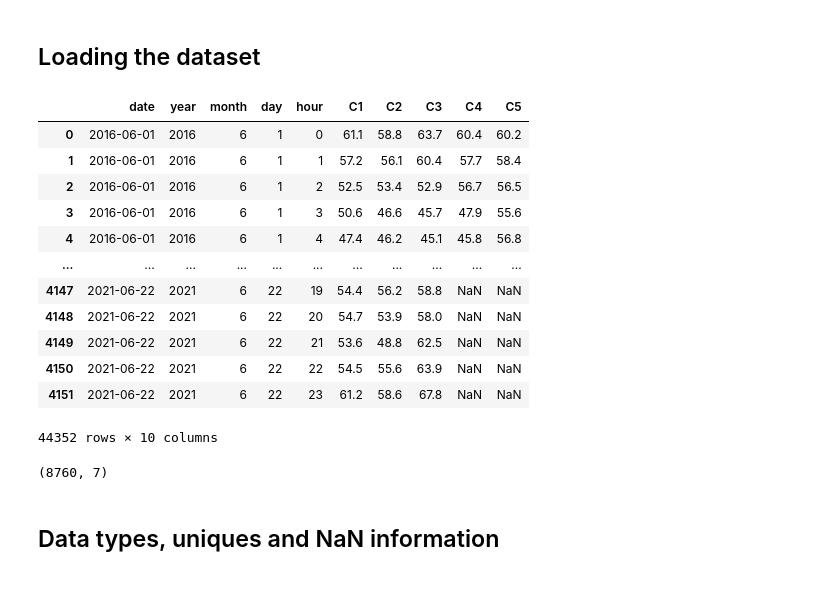
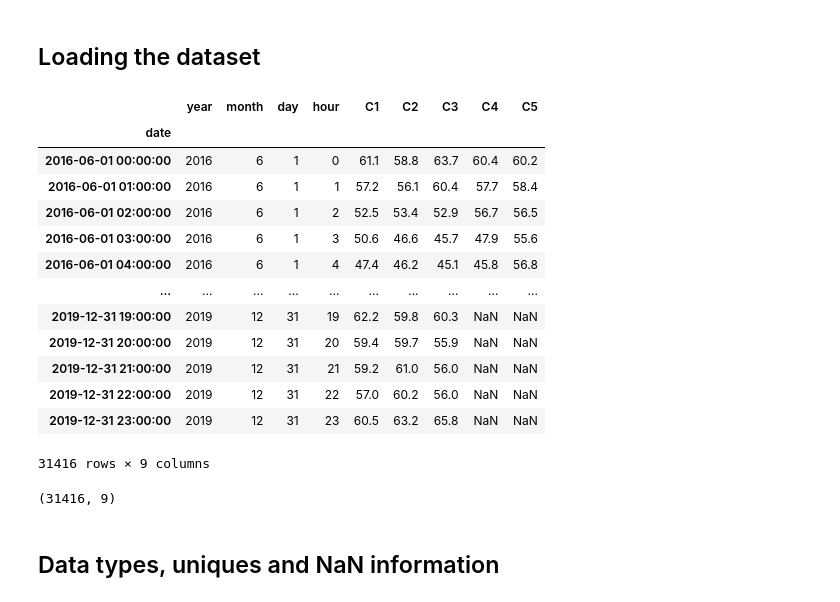
Before and after one commit to anafsa/ChildrenOfJupyter, a Jupyter notebook: Final/WDL - Finals - Ana.ipynb, the cells around one changed output. Cells and saved outputs as stored; diff of their text form; code cells hidden in the pictures.

Commit message:
changed function to get all sensors data - added datetime index

```diff
--- a/Final/WDL - Finals - Ana.ipynb
+++ b/Final/WDL - Finals - Ana.ipynb
@@ -77,40 +77,42 @@ saving_dfs_as_binary_files(base)
 # %%
 # Opening data
 def get_sensors_data():
     df = pickle.load(open(base+'/'+"df_raw", "rb" ))
 
     for col in ['C1', 'C2', 'C3', 'C4', 'C5']:
         df[col] = df[col].str.replace(',', '.').astype(float)
 
-    df['date'] = pd.to_datetime(df["Data"], format='%d-%m-%Y')
+    df['date'] = pd.to_datetime(df["Data"] + df['Ora'] , format='%d-%m-%Y%H:00')
     df['year'] = df["date"].dt.year
     df['month'] = df["date"].dt.month
     df['day'] = df["date"].dt.day
     df['hour'] = df['Ora'].str.replace(':00', '').astype(int)
 
+    df = df.set_index('date')
 
-    return df[['date', 'year', 'month', 'day', 'hour', 'C1', 'C2', 'C3', 'C4', 'C5']]
+    return df[['year', 'month', 'day', 'hour', 'C1', 'C2', 'C3', 'C4', 'C5']]
 
 df = get_sensors_data()
 df
 # %% [output]
-|  | date | year | month | day | hour | C1 | C2 | C3 | C4 | C5 |
-| 0 | 2016-06-01 | 2016 | 6 | 1 | 0 | 61.1 | 58.8 | 63.7 | 60.4 | 60.2 |
-| 1 | 2016-06-01 | 2016 | 6 | 1 | 1 | 57.2 | 56.1 | 60.4 | 57.7 | 58.4 |
-| 2 | 2016-06-01 | 2016 | 6 | 1 | 2 | 52.5 | 53.4 | 52.9 | 56.7 | 56.5 |
-| 3 | 2016-06-01 | 2016 | 6 | 1 | 3 | 50.6 | 46.6 | 45.7 | 47.9 | 55.6 |
-| 4 | 2016-06-01 | 2016 | 6 | 1 | 4 | 47.4 | 46.2 | 45.1 | 45.8 | 56.8 |
-| ... | ... | ... | ... | ... | ... | ... | ... | ... | ... | ... |
-| 4147 | 2021-06-22 | 2021 | 6 | 22 | 19 | 54.4 | 56.2 | 58.8 | NaN | NaN |
-| 4148 | 2021-06-22 | 2021 | 6 | 22 | 20 | 54.7 | 53.9 | 58.0 | NaN | NaN |
-| 4149 | 2021-06-22 | 2021 | 6 | 22 | 21 | 53.6 | 48.8 | 62.5 | NaN | NaN |
-| 4150 | 2021-06-22 | 2021 | 6 | 22 | 22 | 54.5 | 55.6 | 63.9 | NaN | NaN |
-| 4151 | 2021-06-22 | 2021 | 6 | 22 | 23 | 61.2 | 58.6 | 67.8 | NaN | NaN |
+|  | year | month | day | hour | C1 | C2 | C3 | C4 | C5 |
+| date |  |  |  |  |  |  |  |  |  |
+| 2016-06-01 00:00:00 | 2016 | 6 | 1 | 0 | 61.1 | 58.8 | 63.7 | 60.4 | 60.2 |
+| 2016-06-01 01:00:00 | 2016 | 6 | 1 | 1 | 57.2 | 56.1 | 60.4 | 57.7 | 58.4 |
+| 2016-06-01 02:00:00 | 2016 | 6 | 1 | 2 | 52.5 | 53.4 | 52.9 | 56.7 | 56.5 |
+| 2016-06-01 03:00:00 | 2016 | 6 | 1 | 3 | 50.6 | 46.6 | 45.7 | 47.9 | 55.6 |
+| 2016-06-01 04:00:00 | 2016 | 6 | 1 | 4 | 47.4 | 46.2 | 45.1 | 45.8 | 56.8 |
+| ... | ... | ... | ... | ... | ... | ... | ... | ... | ... |
+| 2019-12-31 19:00:00 | 2019 | 12 | 31 | 19 | 62.2 | 59.8 | 60.3 | NaN | NaN |
+| 2019-12-31 20:00:00 | 2019 | 12 | 31 | 20 | 59.4 | 59.7 | 55.9 | NaN | NaN |
+| 2019-12-31 21:00:00 | 2019 | 12 | 31 | 21 | 59.2 | 61.0 | 56.0 | NaN | NaN |
+| 2019-12-31 22:00:00 | 2019 | 12 | 31 | 22 | 57.0 | 60.2 | 56.0 | NaN | NaN |
+| 2019-12-31 23:00:00 | 2019 | 12 | 31 | 23 | 60.5 | 63.2 | 65.8 | NaN | NaN |
-44352 rows × 10 columns
+31416 rows × 9 columns
 # %%
 df.shape
 # %% [output]
-(8760, 7)
+(31416, 9)
 # %% [markdown]
 ## Data types, uniques and NaN information
 # %% [markdown]
```
Also changed, not shown: parts of 11 cells of this notebook, 1 other file.
